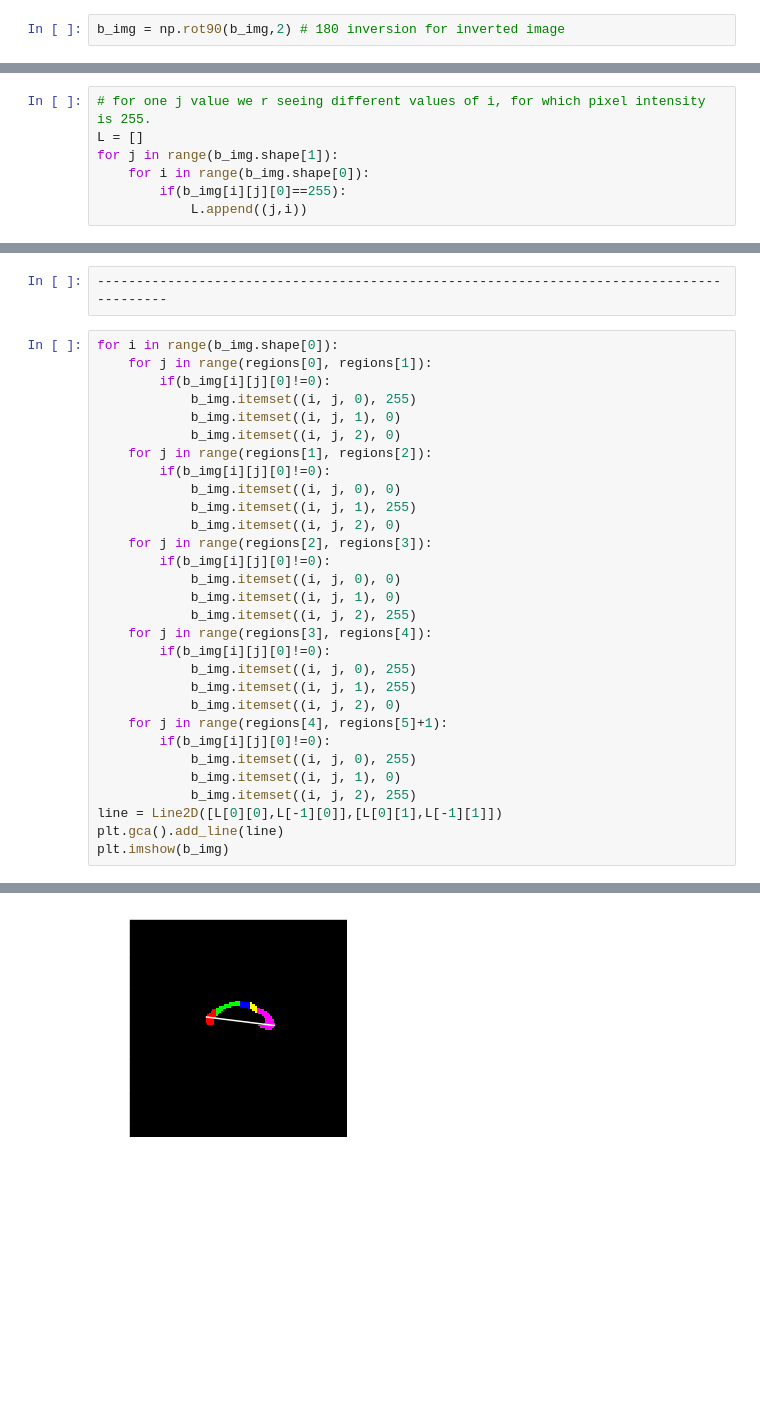
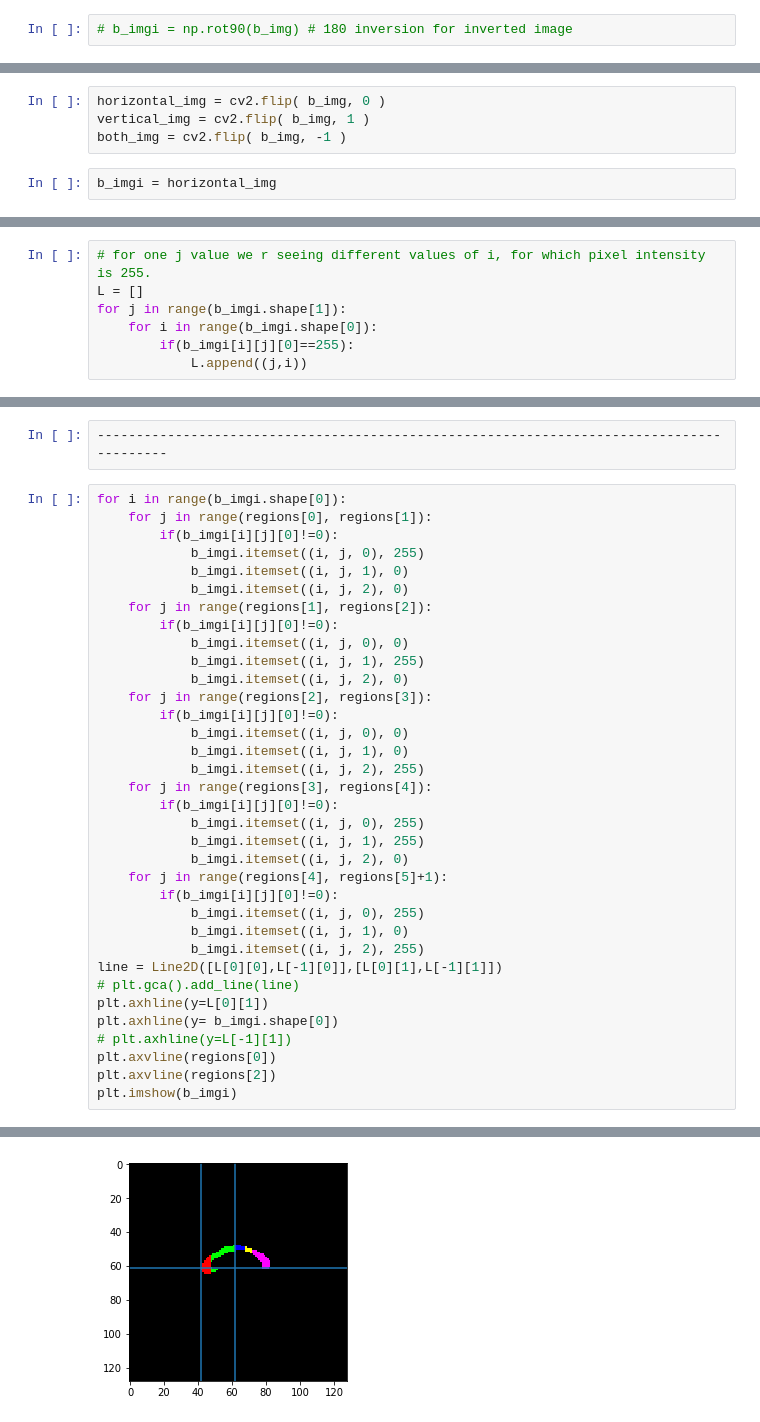
Before and after one commit to Siddharth-Shrivastava7/Corpus-Callosum-Parcellation, a Jupyter notebook: Parcellate.ipynb, the cells around one changed output, grey strips where cells are left out. Cells and saved outputs as stored; diff of their text form; blank space fills up the shorter version.

```diff
--- a/Parcellate.ipynb
+++ b/Parcellate.ipynb
@@ -34,2 +34,2 @@ plt.imshow(b_img)
 # %%
-b_img = np.rot90(b_img,2) # 180 inversion for inverted image
+# b_imgi = np.rot90(b_img) # 180 inversion for inverted image
@@ -36 +40,7 @@ b_img = np.rot90(b_img,2) # 180 inversion for inverted image
+# %%
+horizontal_img = cv2.flip( b_img, 0 )
+vertical_img = cv2.flip( b_img, 1 )
+both_img = cv2.flip( b_img, -1 )
+# %%
+b_imgi = horizontal_img
 # %%
@@ -52,9 +62,9 @@ plt.imshow(b_img)
 # %%
 # for one j value we r seeing different values of i, for which pixel intensity is 255.
 L = []
-for j in range(b_img.shape[1]):
-    for i in range(b_img.shape[0]):
-        if(b_img[i][j][0]==255):
+for j in range(b_imgi.shape[1]):
+    for i in range(b_imgi.shape[0]):
+        if(b_imgi[i][j][0]==255):
             L.append((j,i))
 # %%
 L
@@ -133,37 +143,42 @@ plt.imshow(b_img)
 # %%
 -----------------------------------------------------------------------------------------
 # %%
-for i in range(b_img.shape[0]):
+for i in range(b_imgi.shape[0]):
     for j in range(regions[0], regions[1]):
-        if(b_img[i][j][0]!=0):
-            b_img.itemset((i, j, 0), 255)
-            b_img.itemset((i, j, 1), 0)
-            b_img.itemset((i, j, 2), 0)
+        if(b_imgi[i][j][0]!=0):
+            b_imgi.itemset((i, j, 0), 255)
+            b_imgi.itemset((i, j, 1), 0)
+            b_imgi.itemset((i, j, 2), 0)
     for j in range(regions[1], regions[2]):
-        if(b_img[i][j][0]!=0):
-            b_img.itemset((i, j, 0), 0)
-            b_img.itemset((i, j, 1), 255)
-            b_img.itemset((i, j, 2), 0)
+        if(b_imgi[i][j][0]!=0):
+            b_imgi.itemset((i, j, 0), 0)
+            b_imgi.itemset((i, j, 1), 255)
+            b_imgi.itemset((i, j, 2), 0)
     for j in range(regions[2], regions[3]):
-        if(b_img[i][j][0]!=0):
-            b_img.itemset((i, j, 0), 0)
-            b_img.itemset((i, j, 1), 0)
-            b_img.itemset((i, j, 2), 255)
+        if(b_imgi[i][j][0]!=0):
+            b_imgi.itemset((i, j, 0), 0)
+            b_imgi.itemset((i, j, 1), 0)
+            b_imgi.itemset((i, j, 2), 255)
     for j in range(regions[3], regions[4]):
-        if(b_img[i][j][0]!=0):
-            b_img.itemset((i, j, 0), 255)
-            b_img.itemset((i, j, 1), 255)
-            b_img.itemset((i, j, 2), 0)
+        if(b_imgi[i][j][0]!=0):
+            b_imgi.itemset((i, j, 0), 255)
+            b_imgi.itemset((i, j, 1), 255)
+            b_imgi.itemset((i, j, 2), 0)
     for j in range(regions[4], regions[5]+1):
-        if(b_img[i][j][0]!=0):
-            b_img.itemset((i, j, 0), 255)
-            b_img.itemset((i, j, 1), 0)
-            b_img.itemset((i, j, 2), 255)
+        if(b_imgi[i][j][0]!=0):
+            b_imgi.itemset((i, j, 0), 255)
+            b_imgi.itemset((i, j, 1), 0)
+            b_imgi.itemset((i, j, 2), 255)
 line = Line2D([L[0][0],L[-1][0]],[L[0][1],L[-1][1]])
-plt.gca().add_line(line)
-plt.imshow(b_img)
+# plt.gca().add_line(line)
+plt.axhline(y=L[0][1])
+plt.axhline(y= b_imgi.shape[0])
+# plt.axhline(y=L[-1][1])
+plt.axvline(regions[0])
+plt.axvline(regions[2])
+plt.imshow(b_imgi)
 # %% [output]
 <matplotlib.image.AxesImage at 0x...>
-[figure, old version]
+[figure, new version]
 # %%
 #anterior
```
Also changed, not shown: parts of 18 cells of this notebook.
